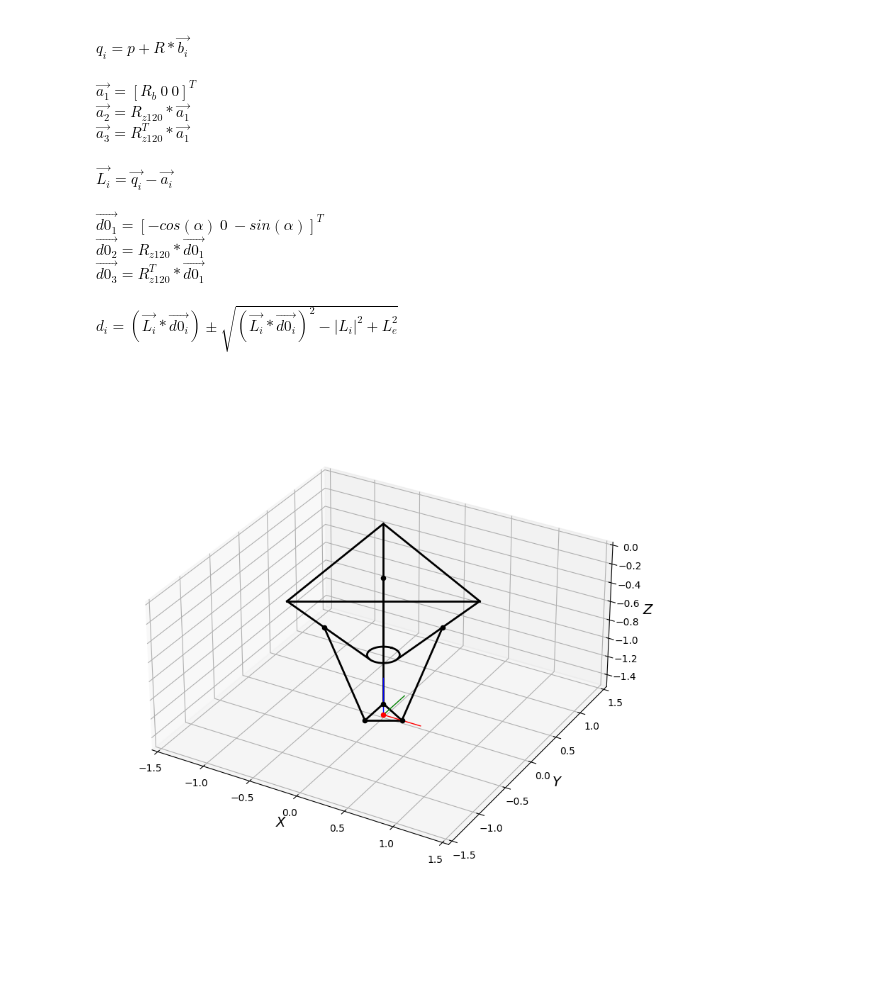
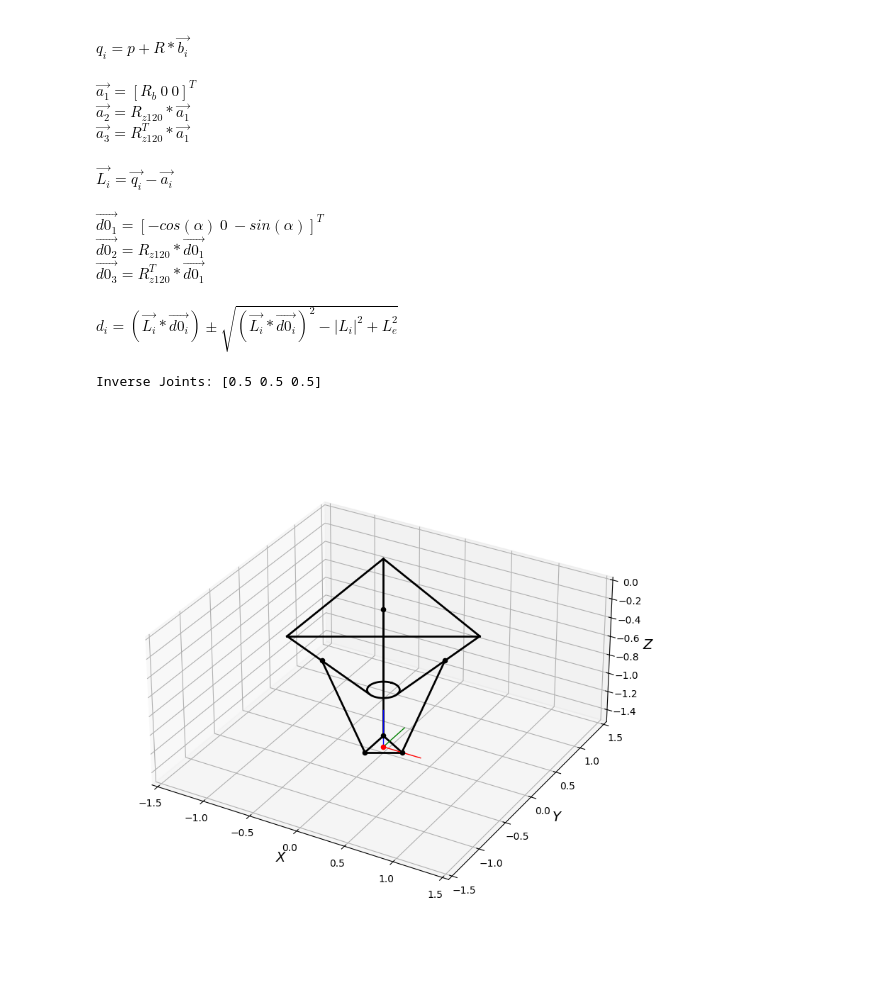
Before and after one commit to wiesnerroyal/delta-robot, a Jupyter notebook: prismatic_joint_keops_delta_kinematic.ipynb, the cells around one changed output. Cells and saved outputs as stored; diff of their text form; code cells hidden in the pictures.

```diff
--- a/prismatic_joint_keops_delta_kinematic.ipynb
+++ b/prismatic_joint_keops_delta_kinematic.ipynb
@@ -54,9 +100,7 @@ $\vec{d0_3} = R_{z120}^T*\vec{d0_1}$\
 \
 $d_i = (\vec{L_i}*\vec{d0_i}) \pm \sqrt{(\vec{L_i}*\vec{d0_i})^2 -|L_i|^2 + L_e ^2}$
 # %%
-from matplotlib.patches import Circle, PathPatch
-
-def draw_inverse(pos, draw_tcp_cart=False):
+def draw(pos, draw_tcp_cart=False, inverse=False):
 
     plt.figure(figsize=(10,10))
     axlim = [-1.5, 1.5]
@@ -130,6 +174,8 @@ def draw_inverse(pos, draw_tcp_cart=False):
         if not 0 <= d[i] <= Lr: raise Exception("Axis cannot move to this position!")
         h[i] = np.sin(alpha)*d[i]
 
+    if inverse: print(f"Inverse Joints: {d.round(4)}")
+
     D1 = np.array([Rb-h[0], 0, -h[0]])
     D2 = np.array(np.dot(rot_z_120, [Rb-h[1], 0, -h[1]]))
     D3 = np.array(np.dot(rot_z_120.T, [Rb-h[2], 0, -h[2]]))
@@ -177,10 +223,20 @@ def draw_inverse(pos, draw_tcp_cart=False):
     #ax.view_init(elev=0, azim=90, roll=0)
 
     return plt
-# %%
-draw_inverse([0, 0, -1.5],draw_tcp_cart=True).show()
-# %% [output]
-[figure, removed]
+# %%
+def draw_forward(joints, draw_tcp_cart=False):
+    print(f"Forward Pos: {forward(joints).round(4)}")
+    return draw(forward(joints), draw_tcp_cart)
+
+def draw_inverse(tcp, draw_tcp_cart=False):
+    return draw(tcp, draw_tcp_cart, True)
+# %%
+joints = np.array([.5, .5, .5])
+pos = forward(joints)
+draw_inverse(pos, draw_tcp_cart=True).show()
+# %% [output]
+Inverse Joints: [0.5 0.5 0.5]
+[figure, added]
 # %% [markdown]
 <img src="images/keops_x-axis.gif" alt="drawing" width="600"/>
 <img src="images/keops_y-axis.gif" alt="drawing" width="600"/>
```
Also changed, not shown: parts of 2 cells of this notebook, 1 other file.
